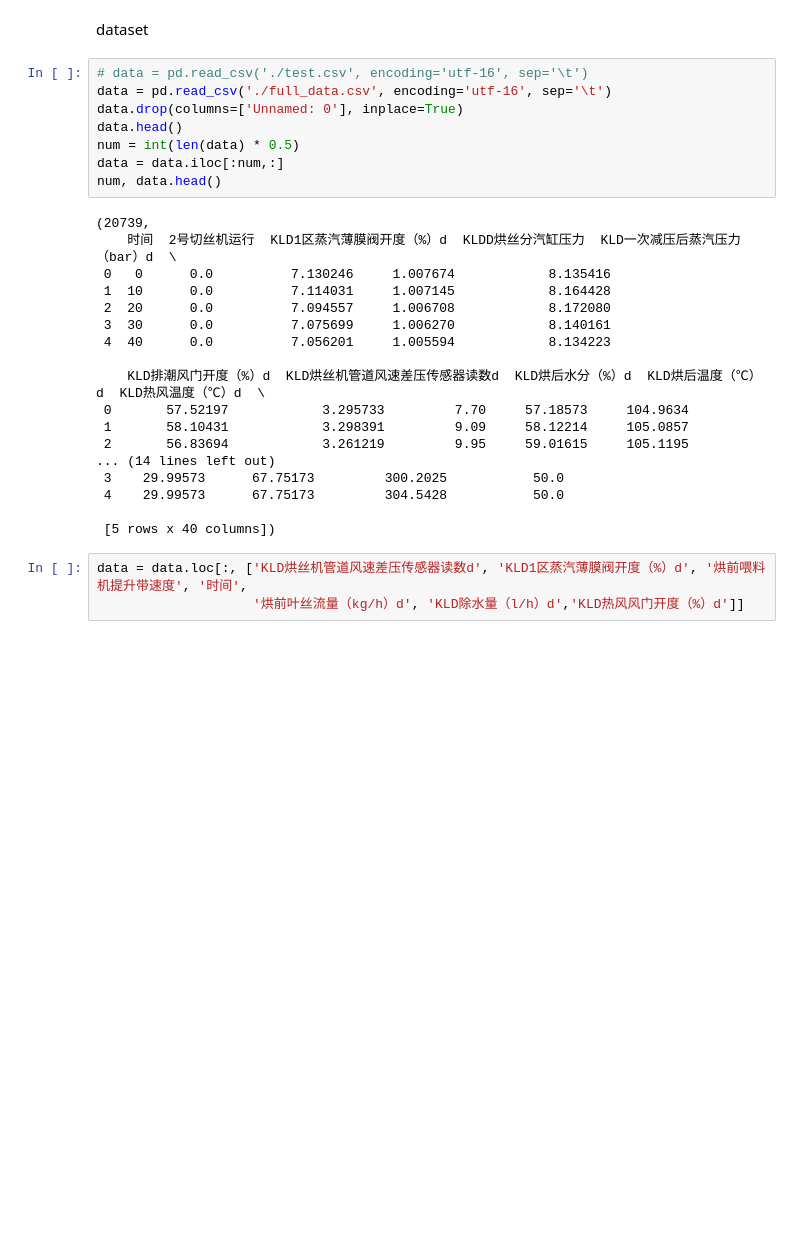
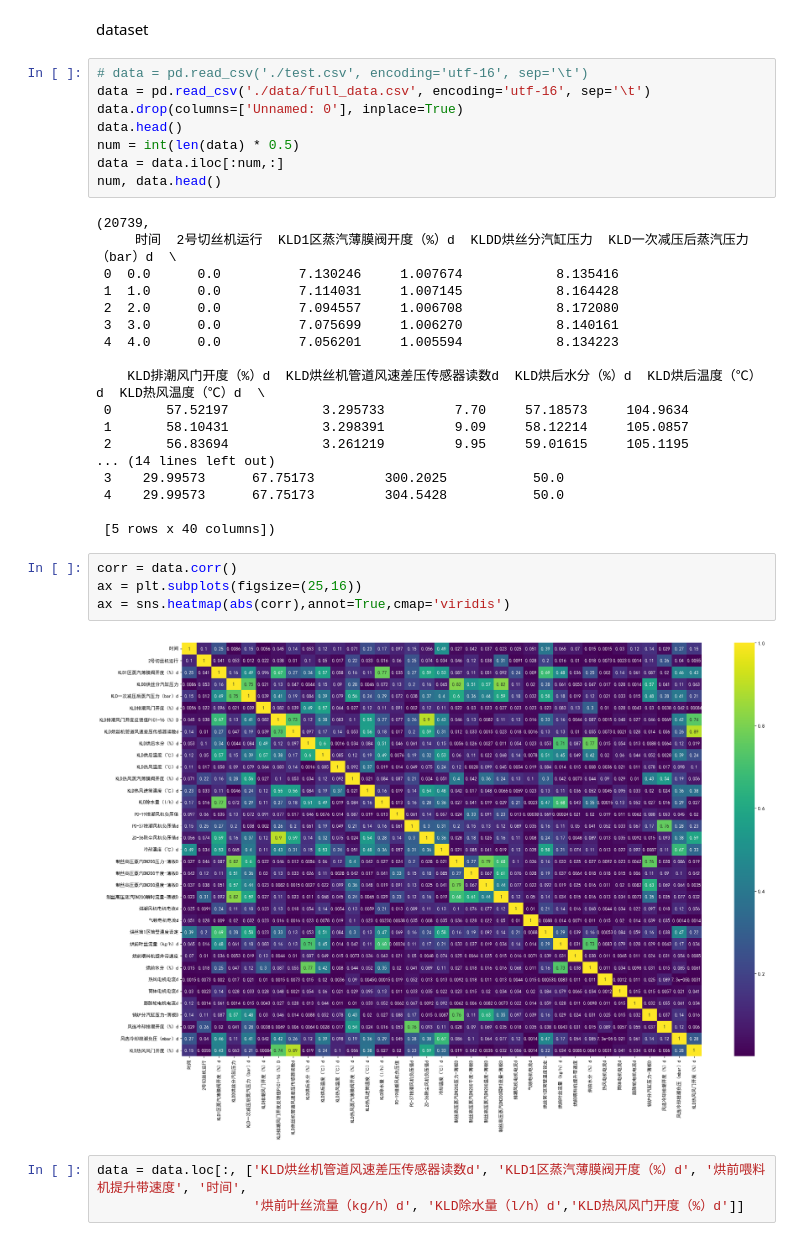
Before and after one commit to fallingjumping/china_Tabacco, a Jupyter notebook: 3.ipynb, the cells around one changed output. Cells and saved outputs as stored; diff of their text form; blank space fills up the shorter version.

```diff
--- a/3.ipynb
+++ b/3.ipynb
@@ -5,7 +12,7 @@ import numpy as np
 dataset
 # %%
 # data = pd.read_csv('./test.csv', encoding='utf-16', sep='\t')
-data = pd.read_csv('./full_data.csv', encoding='utf-16', sep='\t')
+data = pd.read_csv('./data/full_data.csv', encoding='utf-16', sep='\t')
 data.drop(columns=['Unnamed: 0'], inplace=True)
 data.head()
 num = int(len(data) * 0.5)
@@ -13,12 +20,12 @@ data = data.iloc[:num,:]
 num, data.head()
 # %% [output]
 (20739,
-    时间  2号切丝机运行  KLD1区蒸汽薄膜阀开度（%）d  KLDD烘丝分汽缸压力  KLD一次减压后蒸汽压力（bar）d  \
- 0   0      0.0          7.130246     1.007674            8.135416
- 1  10      0.0          7.114031     1.007145            8.164428
- 2  20      0.0          7.094557     1.006708            8.172080
- 3  30      0.0          7.075699     1.006270            8.140161
- 4  40      0.0          7.056201     1.005594            8.134223
+     时间  2号切丝机运行  KLD1区蒸汽薄膜阀开度（%）d  KLDD烘丝分汽缸压力  KLD一次减压后蒸汽压力（bar）d  \
+ 0  0.0      0.0          7.130246     1.007674            8.135416
+ 1  1.0      0.0          7.114031     1.007145            8.164428
+ 2  2.0      0.0          7.094557     1.006708            8.172080
+ 3  3.0      0.0          7.075699     1.006270            8.140161
+ 4  4.0      0.0          7.056201     1.005594            8.134223
 
     KLD排潮风门开度（%）d  KLD烘丝机管道风速差压传感器读数d  KLD烘后水分（%）d  KLD烘后温度（℃）d  KLD热风温度（℃）d  \
  0       57.52197            3.295733         7.70     57.18573     104.9634
@@ -29,6 +36,12 @@ num, data.head()
  4    29.99573      67.75173         304.5428           50.0
 
  [5 rows x 40 columns])
+# %%
+corr = data.corr()
+ax = plt.subplots(figsize=(25,16))
+ax = sns.heatmap(abs(corr),annot=True,cmap='viridis')
+# %% [output]
+[figure, added]
 # %%
 data = data.loc[:, ['KLD烘丝机管道风速差压传感器读数d', 'KLD1区蒸汽薄膜阀开度（%）d', '烘前喂料机提升带速度', '时间',
                     '烘前叶丝流量（kg/h）d', 'KLD除水量（l/h）d','KLD热风风门开度（%）d']]
```
Also changed, not shown: parts of 11 cells of this notebook, 10 other files.
